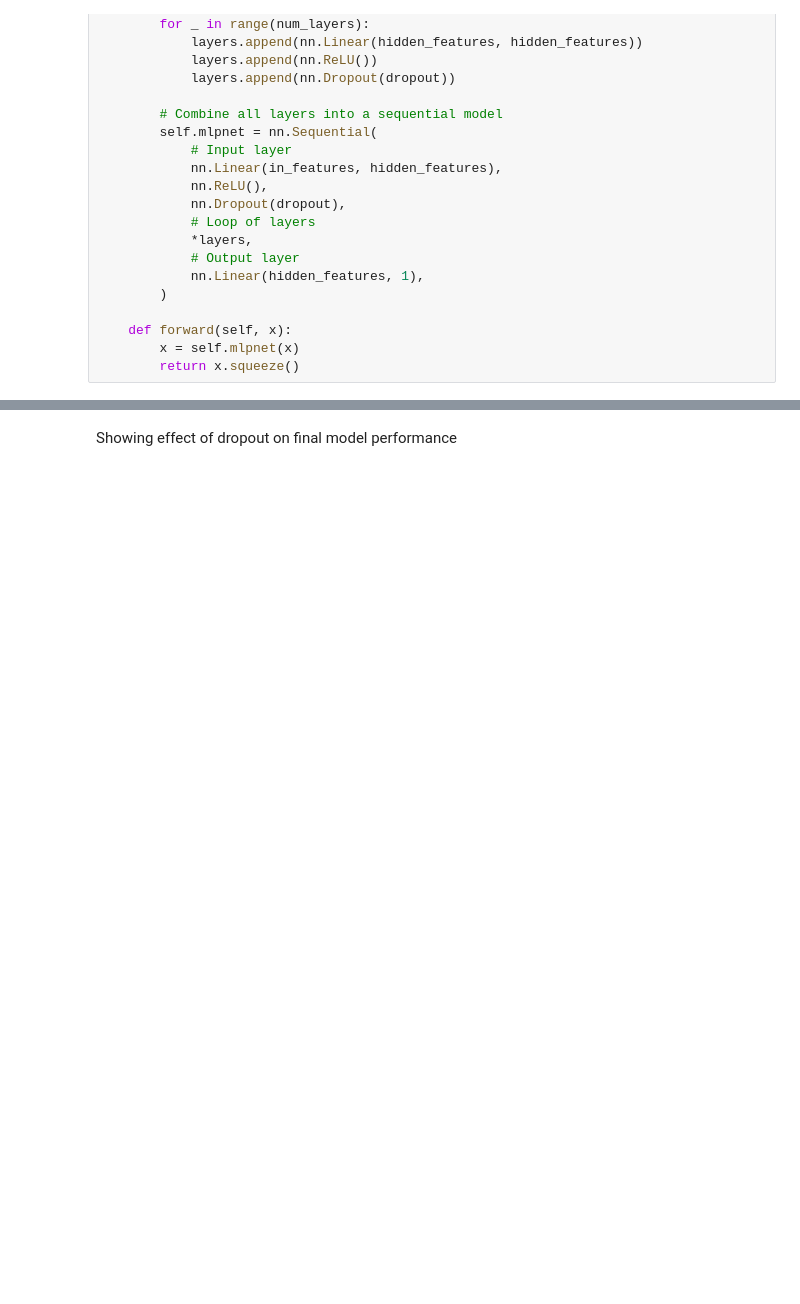
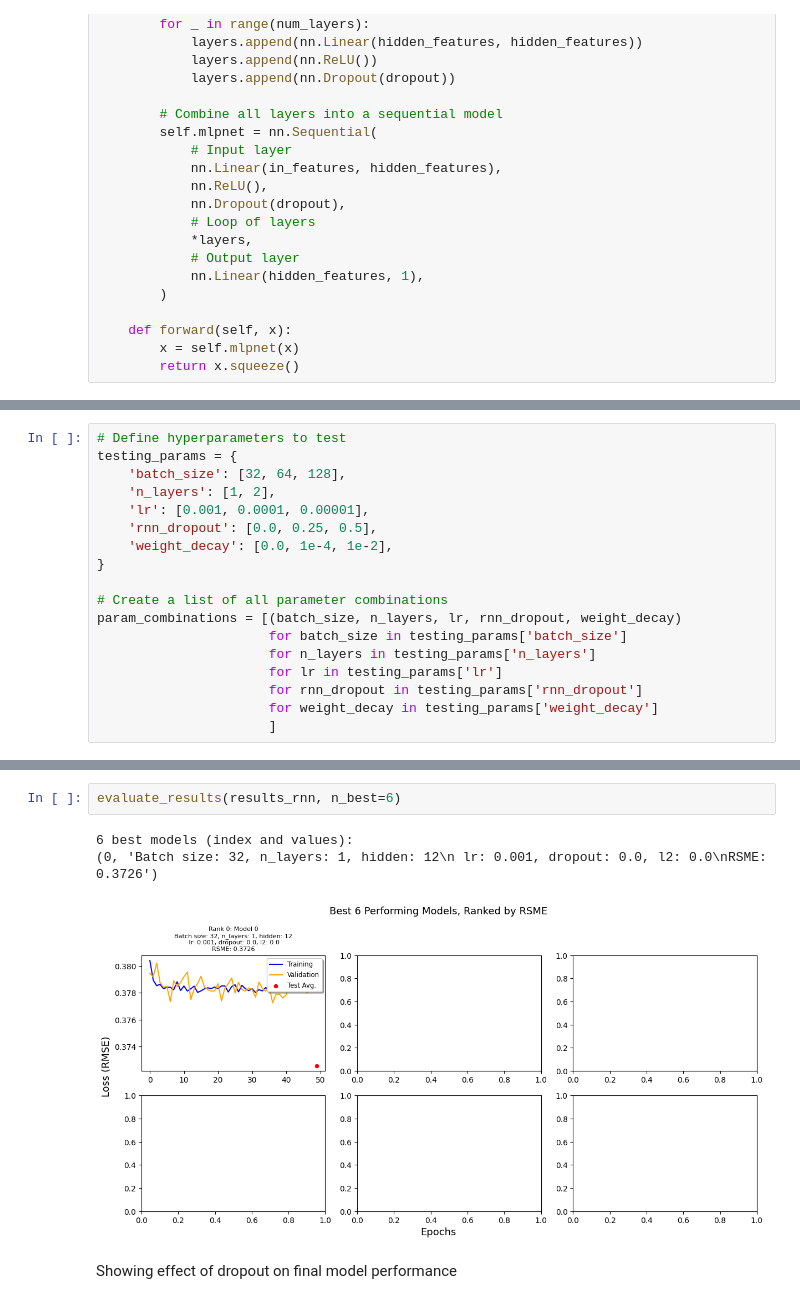
Before and after one commit to zybecker/DS-5500, a Jupyter notebook: RNN_Model/RNN_hyperparameter_tuning.ipynb, the cells around one changed output, grey strips where cells are left out. Saved outputs shown, nothing was run; the diff lists cells and outputs as text; blank space fills up the shorter version.

```diff
--- a/RNN_Model/RNN_hyperparameter_tuning.ipynb
+++ b/RNN_Model/RNN_hyperparameter_tuning.ipynb
@@ -790,0 +413,18 @@ Test RMSE: 0.3771, Test MAE: 0.2884
+# %%
+# Define hyperparameters to test
+testing_params = {
+    'batch_size': [32, 64, 128],
+    'n_layers': [1, 2],
+    'lr': [0.001, 0.0001, 0.00001],
+    'rnn_dropout': [0.0, 0.25, 0.5],
+    'weight_decay': [0.0, 1e-4, 1e-2],
+}
+
+# Create a list of all parameter combinations
+param_combinations = [(batch_size, n_layers, lr, rnn_dropout, weight_decay)
+                      for batch_size in testing_params['batch_size']
+                      for n_layers in testing_params['n_layers']
+                      for lr in testing_params['lr']
+                      for rnn_dropout in testing_params['rnn_dropout']
+                      for weight_decay in testing_params['weight_decay']
+                      ]
@@ -791,3 +483,9 @@ Test RMSE: 0.3771, Test MAE: 0.2884
+# %%
+evaluate_results(results_rnn, n_best=6)
+# %% [output]
+6 best models (index and values):
+(0, 'Batch size: 32, n_layers: 1, hidden: 12\n lr: 0.001, dropout: 0.0, l2: 0.0\nRSME: 0.3726')
+[figure, added]
 # %% [markdown]
 Showing effect of dropout on final model performance
 # %%
```
Also changed, not shown: parts of 45 cells of this notebook.
